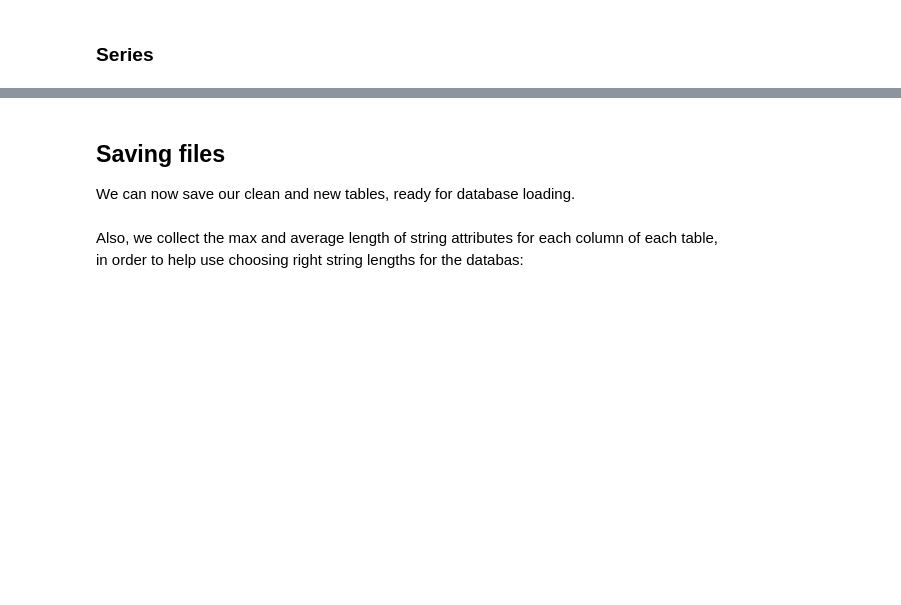
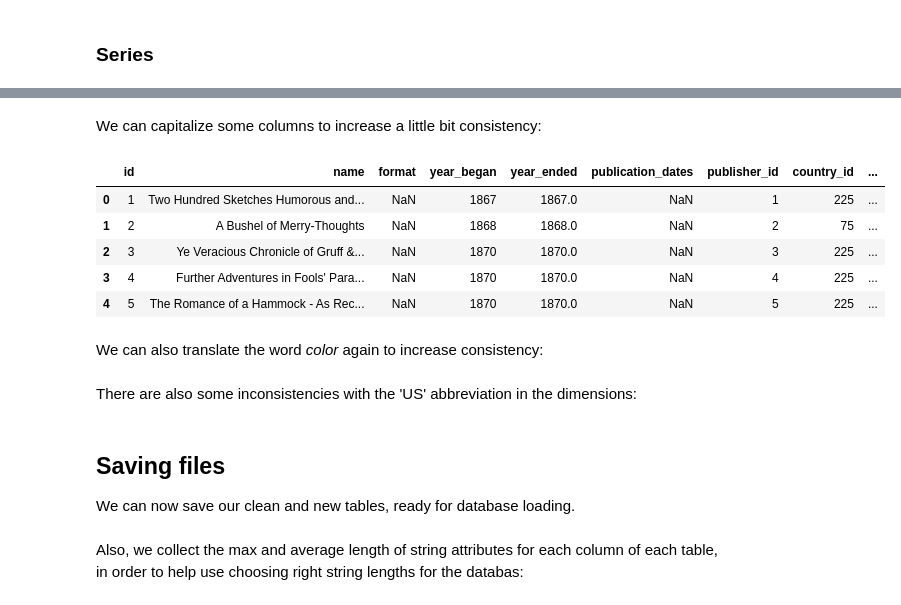
Before and after one commit to paulnicolet/IDBS-comics, a Jupyter notebook: cleaning/cleaning.ipynb, the cells around one changed output, grey strips where cells are left out. Saved outputs shown, nothing was run; the diff lists cells and outputs as text; code cells hidden in the pictures; blank space fills up the shorter version.

```diff
--- a/cleaning/cleaning.ipynb
+++ b/cleaning/cleaning.ipynb
@@ -422,0 +575,19 @@ We did some cleaning at the beginning for cells that contained no information
+# %% [markdown]
+We can capitalize some columns to increase a little bit consistency:
+# %%
+dataframes['series']['color'] = dataframes['series']['color'].str.capitalize()
+dataframes['series']['dimensions'] = dataframes['series']['dimensions'].str.capitalize()
+dataframes['series']['paper_stock'] = dataframes['series']['paper_stock'].str.capitalize()
+dataframes['series']['binding'] = dataframes['series']['binding'].str.capitalize()
+dataframes['series']['publishing_format'] = dataframes['series']['publishing_format'].str.capitalize()
+
+dataframes['series'].head()
+# %% [output]
+|  | id | name | format | year_began | year_ended | publication_dates | publisher_id | country_id | ... |
+| 0 | 1 | Two Hundred Sketches Humorous and... | NaN | 1867 | 1867.0 | NaN | 1 | 225 | ... |
+| 1 | 2 | A Bushel of Merry-Thoughts | NaN | 1868 | 1868.0 | NaN | 2 | 75 | ... |
+| 2 | 3 | Ye Veracious Chronicle of Gruff &... | NaN | 1870 | 1870.0 | NaN | 3 | 225 | ... |
+| 3 | 4 | Further Adventures in Fools' Para... | NaN | 1870 | 1870.0 | NaN | 4 | 225 | ... |
+| 4 | 5 | The Romance of a Hammock - As Rec... | NaN | 1870 | 1870.0 | NaN | 5 | 225 | ... |
+# %% [markdown]
+We can also translate the word _color_ again to increase consistency:
@@ -422,0 +596,2 @@ We did some cleaning at the beginning for cells that contained no information
+# %% [markdown]
+There are also some inconsistencies with the 'US' abbreviation in the dimensions:
```
Also changed, not shown: parts of 32 cells of this notebook.
